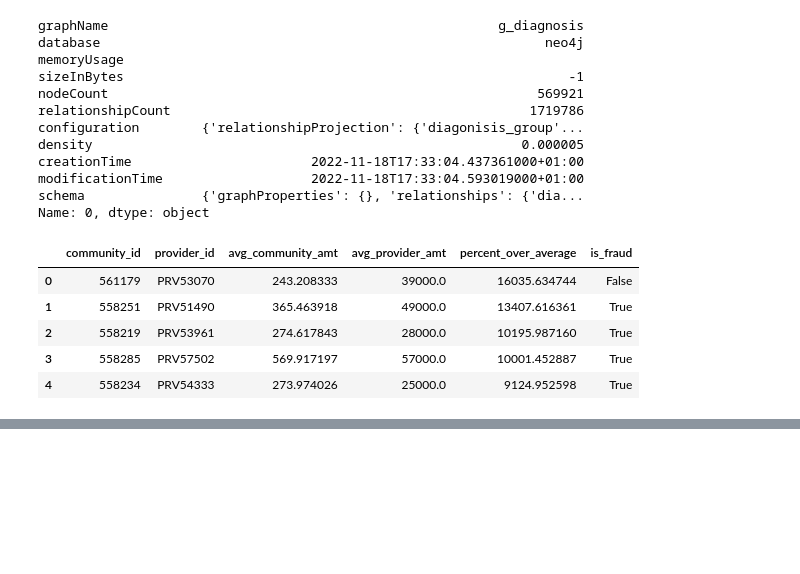
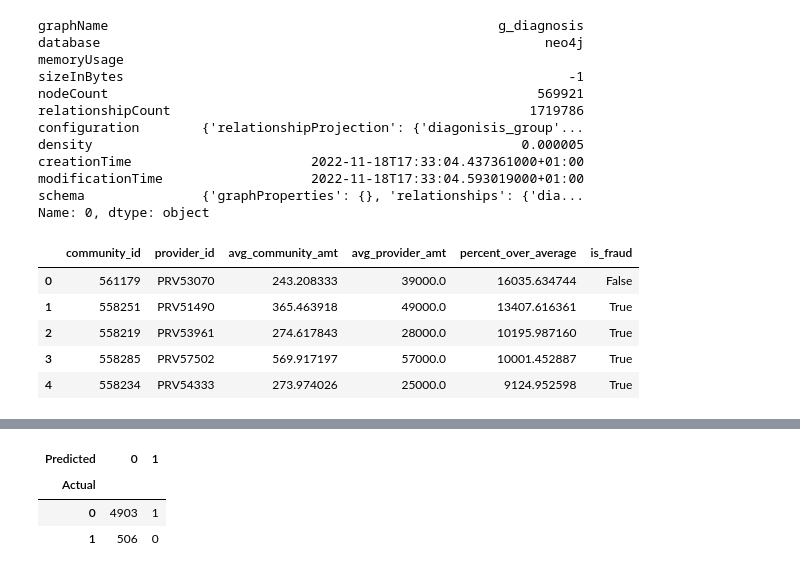
Before and after one commit to lqst/neo4j-hackathons, a Jupyter notebook: project3/01 medicare.ipynb, the cells around one changed output, grey strips where cells are left out. Saved outputs shown, nothing was run; the diff lists cells and outputs as text; code cells hidden in the pictures; blank space fills up the shorter version.

```diff
--- a/project3/01 medicare.ipynb
+++ b/project3/01 medicare.ipynb
@@ -394,0 +541,8 @@ community_dist.head()
+# %%
+confusion_matrix = pd.crosstab(c_data['actual'], c_data['predicted'], rownames=['Actual'], colnames=['Predicted'])
+confusion_matrix.head()
+# %% [output]
+| Predicted | 0 | 1 |
+| Actual |  |  |
+| 0 | 4903 | 1 |
+| 1 | 506 | 0 |
```
Also changed, not shown: parts of 17 cells of this notebook.
